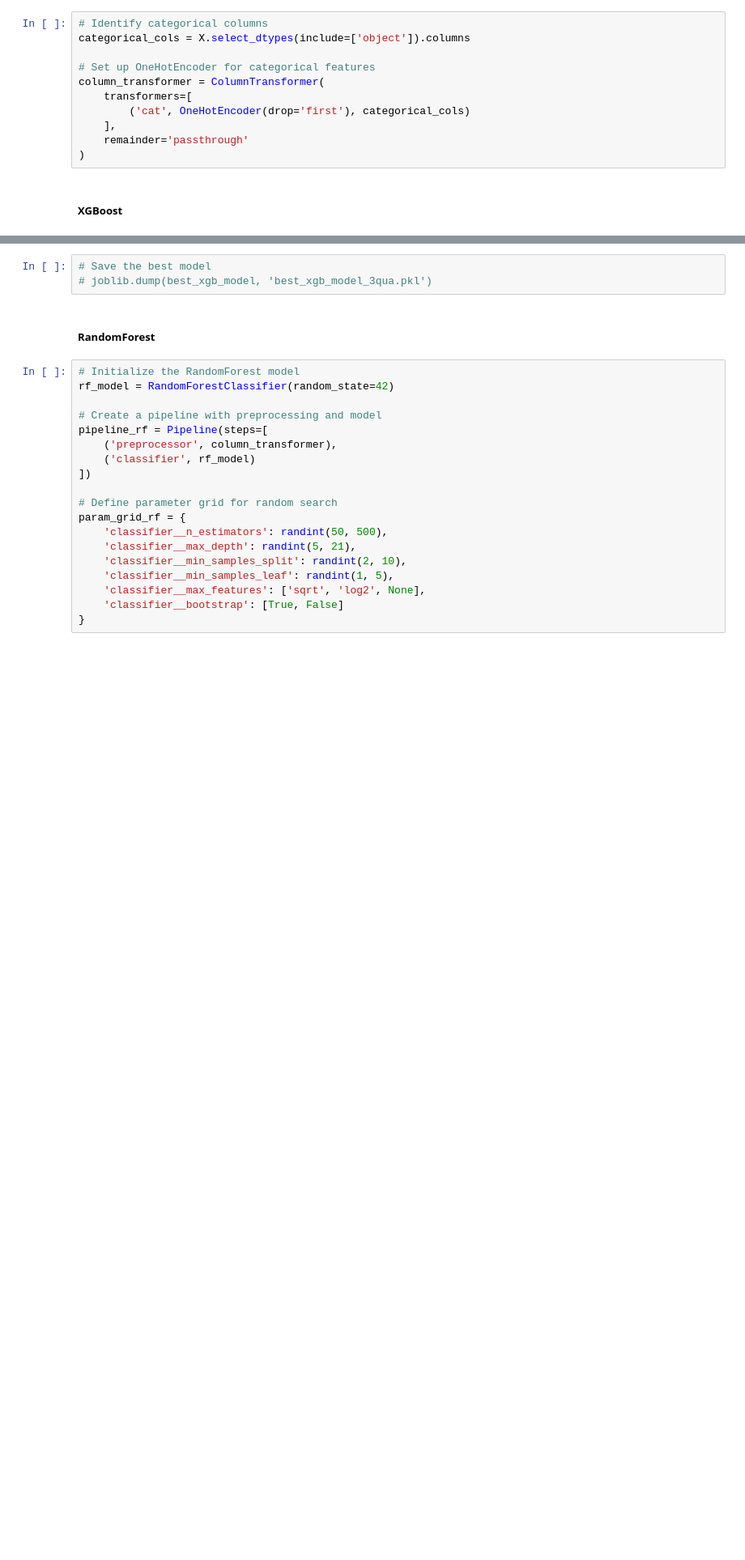
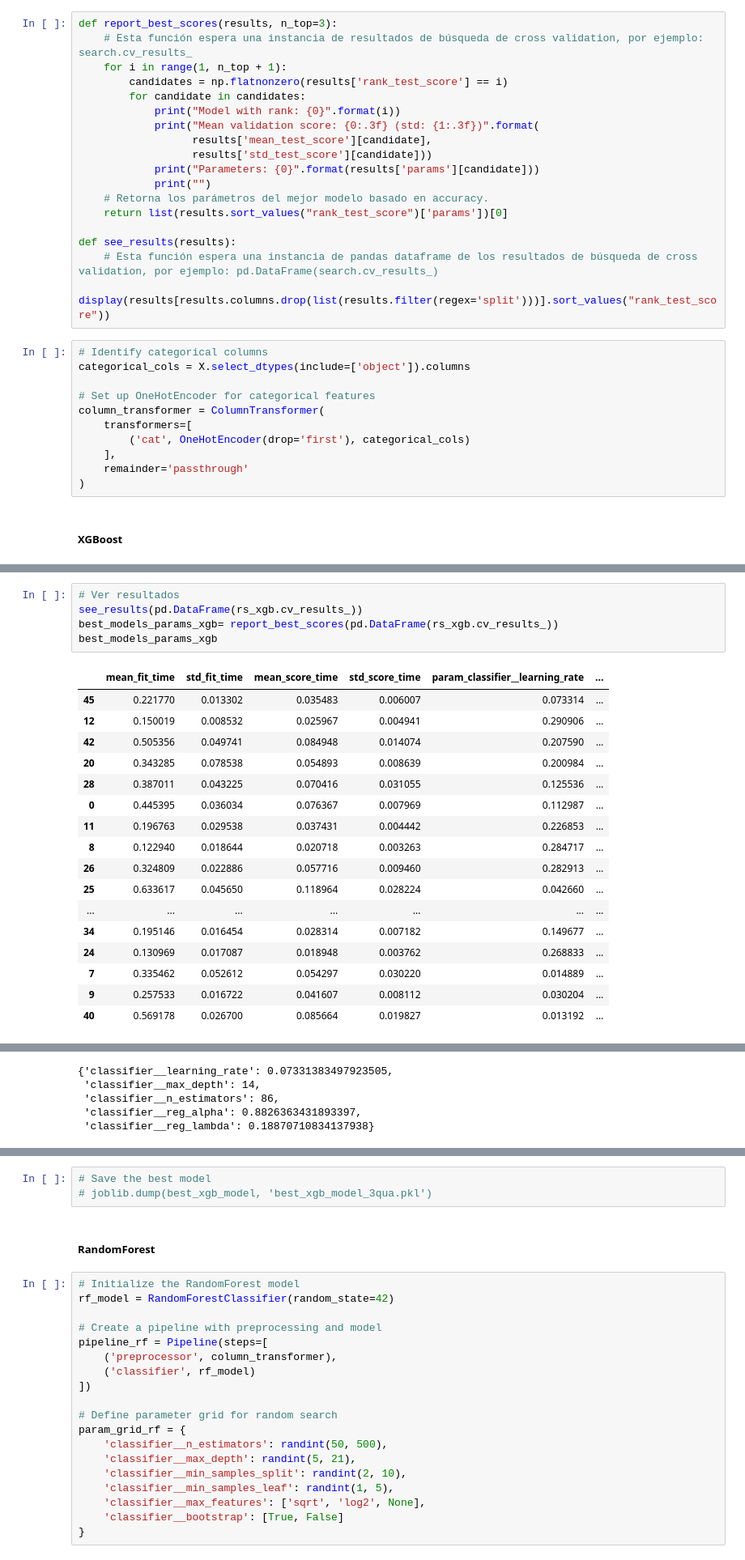
Before and after one commit to juankquintana/prediccion_salarios, a Jupyter notebook: Models/Classification/salaries_classification_models.ipynb, the cells around one changed output, grey strips where cells are left out. Shown at 81% size. Cells and saved outputs as stored; diff of their text form; blank space fills up the shorter version.

```diff
--- a/Models/Classification/salaries_classification_models.ipynb
+++ b/Models/Classification/salaries_classification_models.ipynb
@@ -188,6 +190,24 @@ def random_search(pipeline, param_grid, X_train, y_train, cv=kfold, n_iter=30, s
     elapsed_time = (end_time - start_time) / 60  # Time in minutes
 
     return random_search, elapsed_time
+# %%
+def report_best_scores(results, n_top=3):
+    # Esta función espera una instancia de resultados de búsqueda de cross validation, por ejemplo: search.cv_results_
+    for i in range(1, n_top + 1):
+        candidates = np.flatnonzero(results['rank_test_score'] == i)
+        for candidate in candidates:
+            print("Model with rank: {0}".format(i))
+            print("Mean validation score: {0:.3f} (std: {1:.3f})".format(
+                  results['mean_test_score'][candidate],
+                  results['std_test_score'][candidate]))
+            print("Parameters: {0}".format(results['params'][candidate]))
+            print("")
+    # Retorna los parámetros del mejor modelo basado en accuracy.
+    return list(results.sort_values("rank_test_score")['params'])[0]
+
+def see_results(results):
+    # Esta función espera una instancia de pandas dataframe de los resultados de búsqueda de cross validation, por ejemplo: pd.DataFrame(search.cv_results_)
+    display(results[results.columns.drop(list(results.filter(regex='split')))].sort_values("rank_test_score"))
 # %%
 # Identify categorical columns
 categorical_cols = X.select_dtypes(include=['object']).columns
@@ -229,0 +252,23 @@ Tiempo de entrenamiento 0.08 minutos
+# %%
+# Ver resultados
+see_results(pd.DataFrame(rs_xgb.cv_results_))
+best_models_params_xgb= report_best_scores(pd.DataFrame(rs_xgb.cv_results_))
+best_models_params_xgb
+# %% [output]
+|  | mean_fit_time | std_fit_time | mean_score_time | std_score_time | param_classifier__learning_rate | ... |
+| 45 | 0.221770 | 0.013302 | 0.035483 | 0.006007 | 0.073314 | ... |
+| 12 | 0.150019 | 0.008532 | 0.025967 | 0.004941 | 0.290906 | ... |
+| 42 | 0.505356 | 0.049741 | 0.084948 | 0.014074 | 0.207590 | ... |
+| 20 | 0.343285 | 0.078538 | 0.054893 | 0.008639 | 0.200984 | ... |
+| 28 | 0.387011 | 0.043225 | 0.070416 | 0.031055 | 0.125536 | ... |
+| 0 | 0.445395 | 0.036034 | 0.076367 | 0.007969 | 0.112987 | ... |
+| 11 | 0.196763 | 0.029538 | 0.037431 | 0.004442 | 0.226853 | ... |
+| 8 | 0.122940 | 0.018644 | 0.020718 | 0.003263 | 0.284717 | ... |
+| 26 | 0.324809 | 0.022886 | 0.057716 | 0.009460 | 0.282913 | ... |
+| 25 | 0.633617 | 0.045650 | 0.118964 | 0.028224 | 0.042660 | ... |
+| ... | ... | ... | ... | ... | ... | ... |
+| 34 | 0.195146 | 0.016454 | 0.028314 | 0.007182 | 0.149677 | ... |
+| 24 | 0.130969 | 0.017087 | 0.018948 | 0.003762 | 0.268833 | ... |
+| 7 | 0.335462 | 0.052612 | 0.054297 | 0.030220 | 0.014889 | ... |
+| 9 | 0.257533 | 0.016722 | 0.041607 | 0.008112 | 0.030204 | ... |
+| 40 | 0.569178 | 0.026700 | 0.085664 | 0.019827 | 0.013192 | ... |
@@ -230,3 +286,8 @@ Tiempo de entrenamiento 0.08 minutos
+{'classifier__learning_rate': 0.07331383497923505,
+ 'classifier__max_depth': 14,
+ 'classifier__n_estimators': 86,
+ 'classifier__reg_alpha': 0.8826363431893397,
+ 'classifier__reg_lambda': 0.18870710834137938}
 # %%
 # Best parameters and score
 best_params_xgb = rs_xgb.best_params_
```
Also changed, not shown: parts of 16 cells of this notebook, 4 other files.
